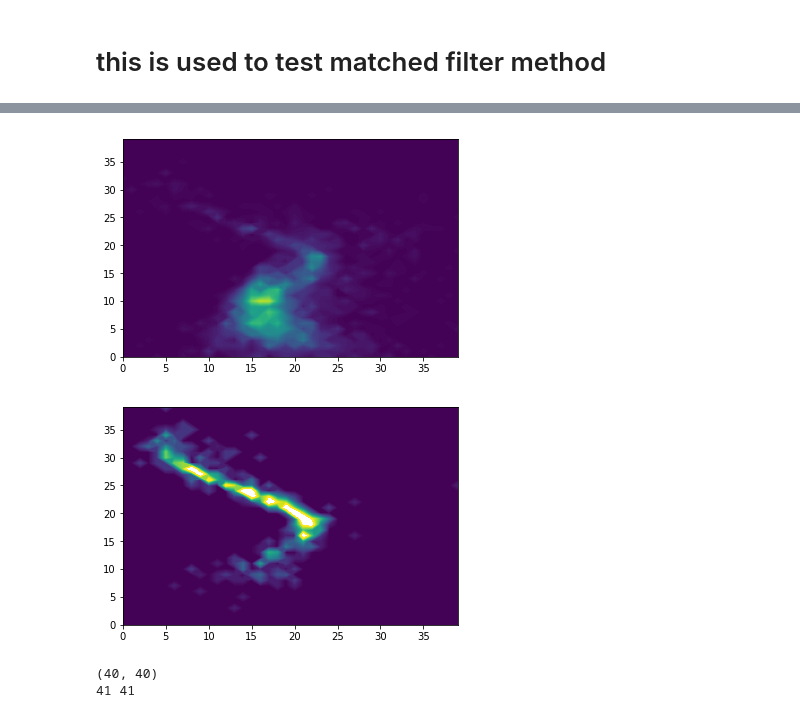
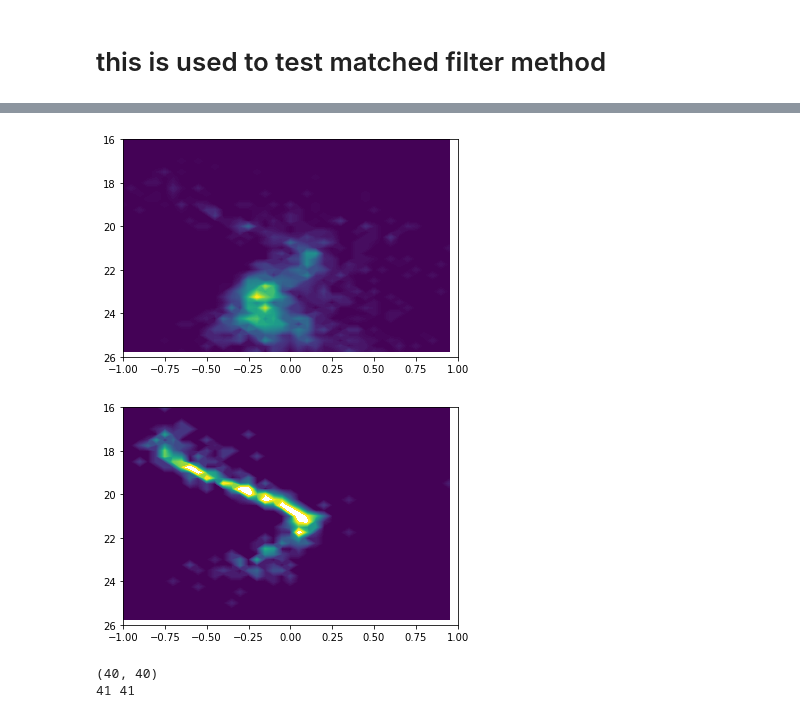
Before and after one commit to ht1an/DiscoverSubStructure, a Jupyter notebook: NGC1850.ipynb, the cells around one changed output, grey strips where cells are left out. Drawn from its saved outputs; the diff is of its cells as text; code cells hidden in the pictures.

```diff
--- a/NGC1850.ipynb
+++ b/NGC1850.ipynb
@@ -139,28 +138,30 @@ print(len(MAG343[ind_ring]))
 # %%
-ind_b = ADIST>0.025
+ind_b = (ADIST>0.025) & (ADIST<0.03)
 RA_B = RA[ind_b]
 DEC_B = DEC[ind_b]
 mag1 = MAG336[ind_b]
 mag2 = MAG438[ind_b]
 clc12 = mag1-mag2
 T_Bg, xedges, yedges = np.histogram2d(mag2,clc12,bins=( np.linspace(16,26,41),np.linspace(-1,1,41)))
 T_Bg = T_Bg*1.0/np.sum(T_Bg)
-plt.contourf(T_Bg[::-1,:],levels=np.linspace(0,0.015,101))
+plt.contourf(yedges[:len(yedges)-1],xedges[:len(xedges)-1][::-1],T_Bg[::-1,:],levels=np.linspace(0,0.015,101))
+plt.axis([-1,1,26,16])
 plt.show()
 
 ind_T = ADIST<0.002
 RA_T = RA[ind_T]
 DEC_T = DEC[ind_T]
 mag1T = MAG336[ind_T]
 mag2T = MAG438[ind_T]
 clc12T = mag1T-mag2T
 T_T, xedges, yedges = np.histogram2d(mag2T,clc12T,bins=( np.linspace(16,26,41),np.linspace(-1,1,41)))
 T_T = T_T*1.0/np.sum(T_T)
-plt.contourf(T_T[::-1,:],levels=np.linspace(0,0.015,101))
+plt.contourf(yedges[:len(yedges)-1],xedges[:len(xedges)-1][::-1],T_T[::-1,:],levels=np.linspace(0,0.015,101))
+plt.axis([-1,1,26,16])
 plt.show()
 # %% [output]
-[figure, old version]
+[figure, new version]
-[figure, old version]
+[figure, new version]
 # %%
 min_ra,max_ra = 77.125,77.3
 min_dec,max_dec = -68.8,-68.725
```
Also changed, not shown: parts of 6 cells of this notebook, 15 other files.
